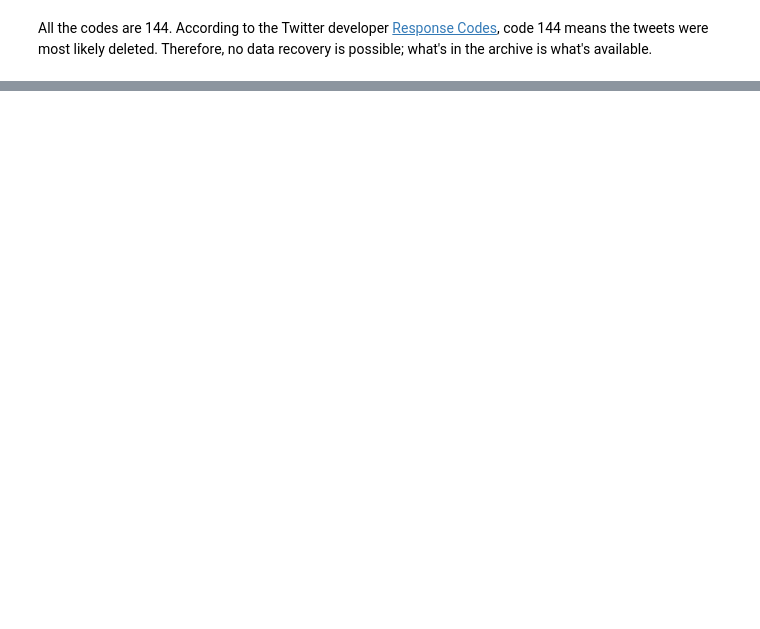
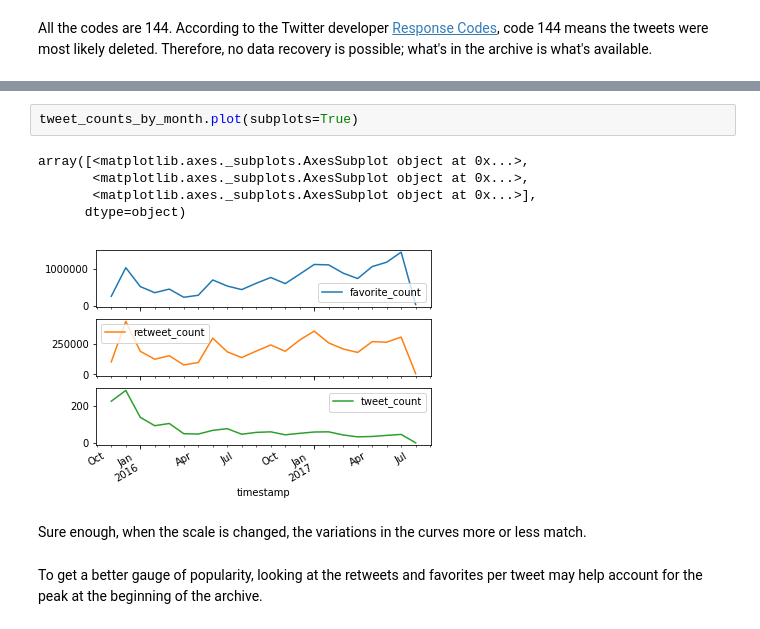
Before and after one commit to cmdellinger/Udacity, a Jupyter notebook: Data-Analysis-Nanodegree/Term 2/P2/wrangle_act.ipynb, the cells around one changed output, grey strips where cells are left out. Cells and saved outputs as stored; diff of their text form; blank space fills up the shorter version.

```diff
--- a/Data-Analysis-Nanodegree/Term 2/P2/wrangle_act.ipynb
+++ b/Data-Analysis-Nanodegree/Term 2/P2/wrangle_act.ipynb
@@ -802,0 +1236,12 @@ All the codes are 144. According to the Twitter developer [Response Codes](https
+# %%
+tweet_counts_by_month.plot(subplots=True)
+# %% [output]
+array([<matplotlib.axes._subplots.AxesSubplot object at 0x...>,
+       <matplotlib.axes._subplots.AxesSubplot object at 0x...>,
+       <matplotlib.axes._subplots.AxesSubplot object at 0x...>],
+      dtype=object)
+[figure, added]
+# %% [markdown]
+Sure enough, when the scale is changed, the variations in the curves more or less match.
+# %% [markdown]
+To get a better gauge of popularity, looking at the retweets and favorites per tweet may help account for the peak at the beginning of the archive.
```
Also changed, not shown: parts of 160 cells of this notebook, 8 other files.
